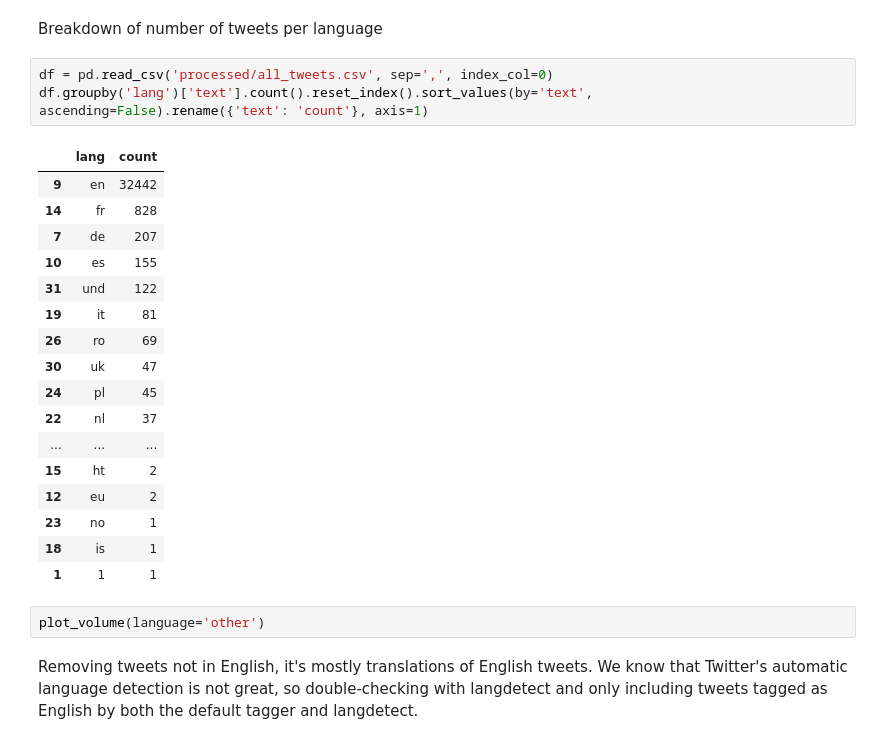
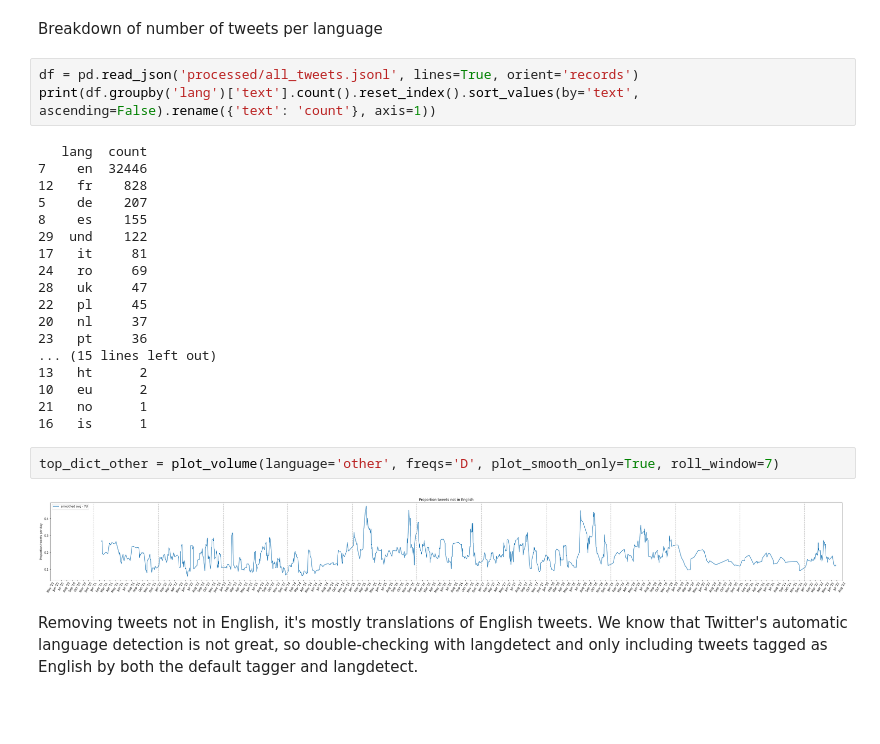
Before and after one commit to rbroc/eucomm-twitter, a Jupyter notebook: process_data.ipynb, the cells around one changed output. Drawn from its saved outputs; the diff is of its cells as text; blank space fills up the shorter version.

```diff
--- a/process_data.ipynb
+++ b/process_data.ipynb
@@ -126,28 +151,30 @@ if first_run is True:
 # %% [markdown]
 Breakdown of number of tweets per language
 # %%
-df = pd.read_csv('processed/all_tweets.csv', sep=',', index_col=0)
-df.groupby('lang')['text'].count().reset_index().sort_values(by='text', ascending=False).rename({'text': 'count'}, axis=1)
+df = pd.read_json('processed/all_tweets.jsonl', lines=True, orient='records')
+print(df.groupby('lang')['text'].count().reset_index().sort_values(by='text', ascending=False).rename({'text': 'count'}, axis=1))
 # %% [output]
-|  | lang | count |
-| 9 | en | 32442 |
-| 14 | fr | 828 |
-| 7 | de | 207 |
-| 10 | es | 155 |
-| 31 | und | 122 |
-| 19 | it | 81 |
-| 26 | ro | 69 |
-| 30 | uk | 47 |
-| 24 | pl | 45 |
-| 22 | nl | 37 |
-| ... | ... | ... |
-| 15 | ht | 2 |
-| 12 | eu | 2 |
-| 23 | no | 1 |
-| 18 | is | 1 |
-| 1 | 1 | 1 |
+   lang  count
+7    en  32446
+12   fr    828
+5    de    207
+8    es    155
+29  und    122
+17   it     81
+24   ro     69
+28   uk     47
+22   pl     45
+20   nl     37
+23   pt     36
+... (15 lines left out)
+13   ht      2
+10   eu      2
+21   no      1
+16   is      1
-# %%
-plot_volume(language='other')
+# %%
+top_dict_other = plot_volume(language='other', freqs='D', plot_smooth_only=True, roll_window=7)
+# %% [output]
+[figure, added]
 # %% [markdown]
 Removing tweets not in English, it's mostly translations of English tweets. We know that Twitter's automatic language detection is not great, so double-checking with langdetect and only including tweets tagged as English by both the default tagger and langdetect.
 # %%
```
Also changed, not shown: parts of 17 cells of this notebook, 2 other files.
